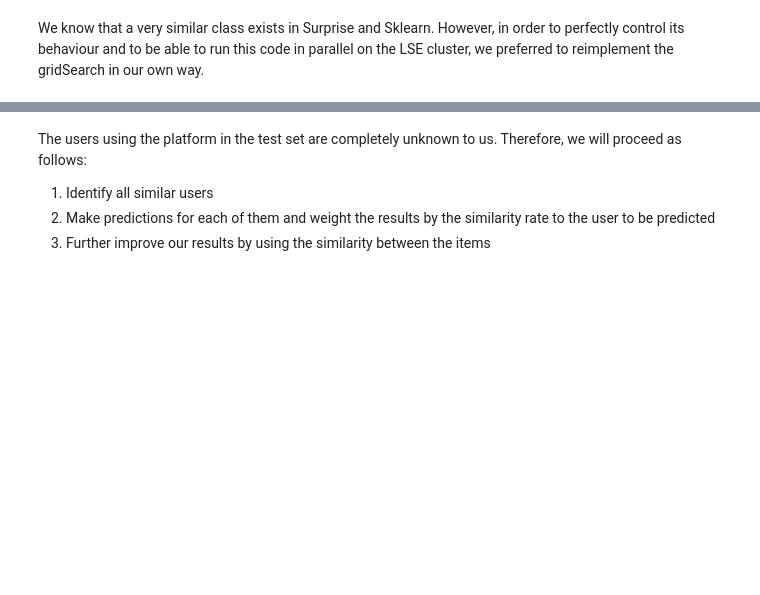
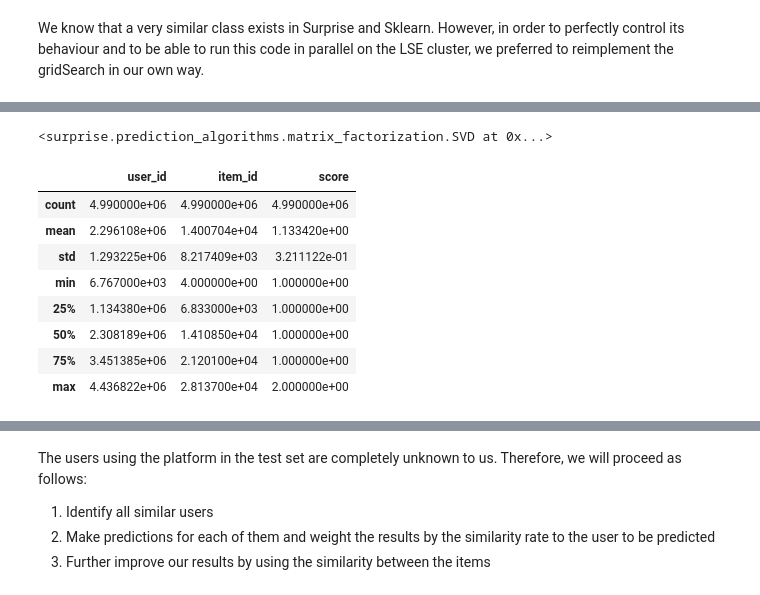
Before and after one commit to hjamet/SYMA, a Jupyter notebook: src/research.ipynb, the cells around one changed output, grey strips where cells are left out. Drawn from its saved outputs; the diff is of its cells as text; code cells hidden in the pictures; blank space fills up the shorter version.

```diff
--- a/src/research.ipynb
+++ b/src/research.ipynb
@@ -210,7 +244,7 @@ TRAIN_SET_REDUCED_SIZE = 10000
 
 import surprise
 
-rating_reader = surprise.Reader(rating_scale=(1, 2))
+rating_reader = surprise.Reader(rating_scale=(0, 2))
 train_set = surprise.dataset.Dataset.load_from_df(df=train_set_df[["user_id", "item_id", "raw_ratings"]], reader=rating_reader)
 train_set_reduced = surprise.dataset.Dataset.load_from_df(df=train_set_df[["user_id", "item_id", "raw_ratings"]].iloc[:TRAIN_SET_REDUCED_SIZE], reader=rating_reader)
 # %% [markdown]
@@ -426,0 +476,24 @@ dtype: float64
+# %%
+model = surprise.SVD(**best_svd_models[0][0])
+train_set_surprise = surprise.dataset.Dataset.load_from_df(df=train_set_df[["user_id", "item_id", "raw_ratings"]], reader=rating_reader)
+model.fit(train_set_surprise.build_full_trainset())
+# %% [output]
+<surprise.prediction_algorithms.matrix_factorization.SVD at 0x...>
+# %%
+TRAINING_USER_NUMBER = 1000
+
+training_user_to_predict_serie = pd.Series(np.random.choice(train_session_df.session_id.unique(), TRAINING_USER_NUMBER), name="user_id")
+X = pd.Series(index=pd.MultiIndex.from_product([training_user_to_predict_serie, candidate_items_df.item_id]), name="score").reset_index()
+y = X.apply(lambda row : model.predict(uid=row.user_id, iid=row.item_id, verbose=False).est, axis=1)
+user_prediction = X.assign(score=y)
+user_prediction.describe()
+# %% [output]
+|  | user_id | item_id | score |
+| count | 4.990000e+06 | 4.990000e+06 | 4.990000e+06 |
+| mean | 2.296108e+06 | 1.400704e+04 | 1.133420e+00 |
+| std | 1.293225e+06 | 8.217409e+03 | 3.211122e-01 |
+| min | 6.767000e+03 | 4.000000e+00 | 1.000000e+00 |
+| 25% | 1.134380e+06 | 6.833000e+03 | 1.000000e+00 |
+| 50% | 2.308189e+06 | 1.410850e+04 | 1.000000e+00 |
+| 75% | 3.451385e+06 | 2.120100e+04 | 1.000000e+00 |
+| max | 4.436822e+06 | 2.813700e+04 | 2.000000e+00 |
```
Also changed, not shown: parts of 27 cells of this notebook, 1 other file.
